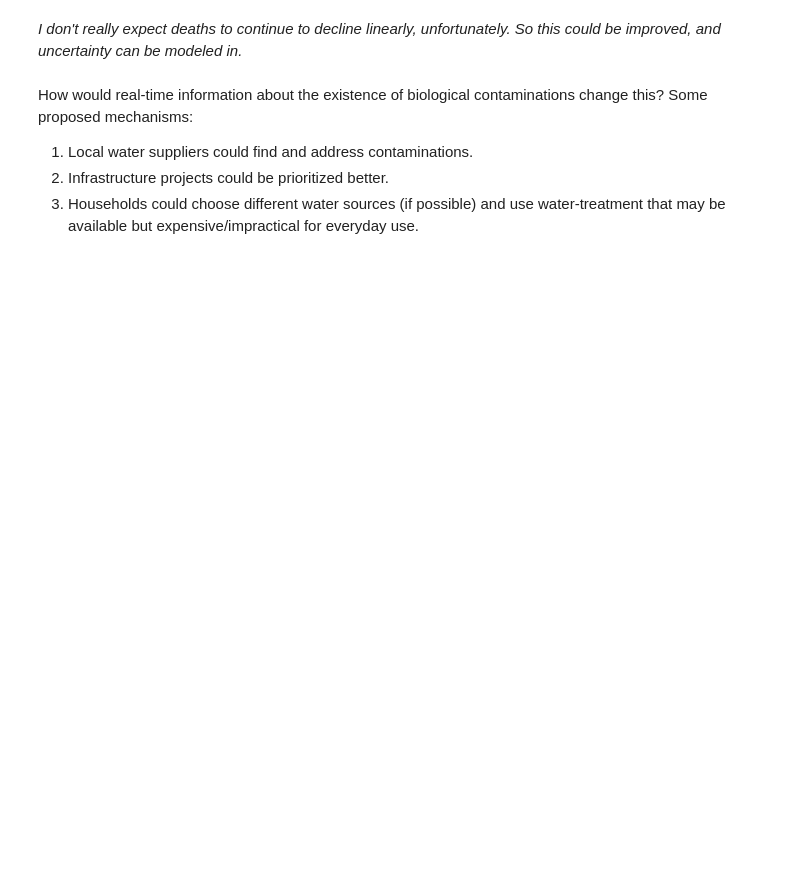
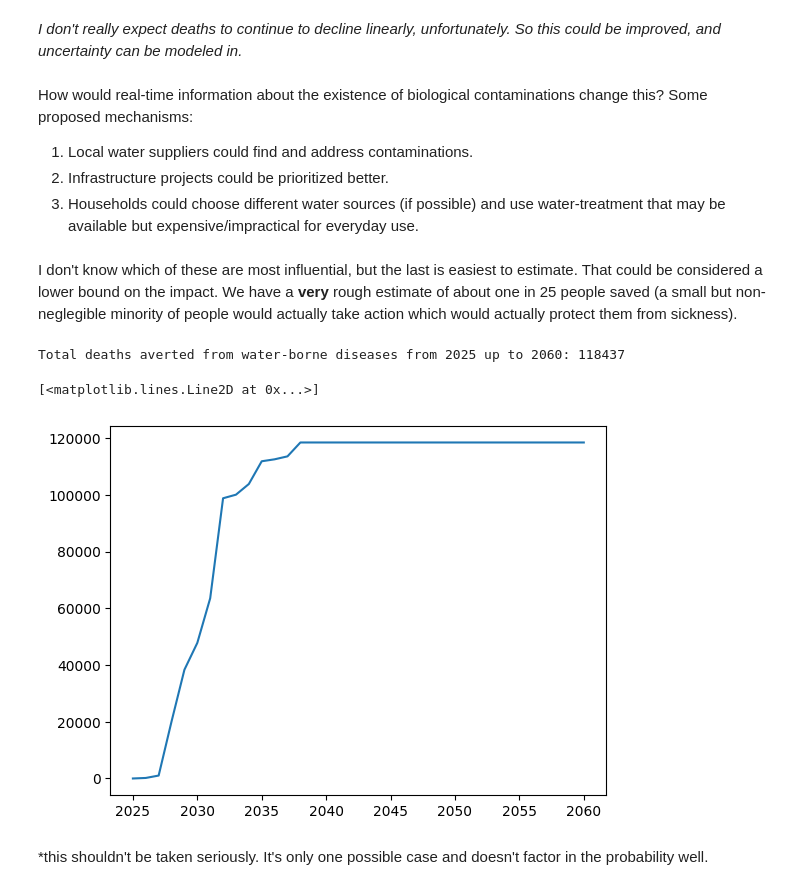
Before and after one commit to edoarad/evaluation_playground, a Jupyter notebook: datapond_impact_returns_botec.ipynb, the cells around one changed output. Saved outputs shown, nothing was run; the diff lists cells and outputs as text; code cells hidden in the pictures; blank space fills up the shorter version.

```diff
--- a/datapond_impact_returns_botec.ipynb
+++ b/datapond_impact_returns_botec.ipynb
@@ -90,3 +91,21 @@ How would real-time information about the existence of biological contaminations
 1. Local water suppliers could find and address contaminations.
 2. Infrastructure projects could be prioritized better.
 3. Households could choose different water sources (if possible) and use water-treatment that may be available but expensive/impractical for everyday use.
+# %% [markdown]
+I don't know which of these are most influential, but the last is easiest to estimate. That could be considered a lower bound on the impact. We have a **very** rough estimate of about one in 25 people saved (a small but non-neglegible minority of people would actually take action which would actually protect them from sickness).
+# %%
+# a conservative rough estimate of 1 in 25 people protected, with high variance.
+# Median of about 1/50, 90% CI of about [1/6000, 1/7].
+death_averted_probability = sq.beta(0.5, 12)
+# %%
+# the effect is linear, so we can just multiply the total deaths by the risk ratio to get the total deaths averted
+deaths_averted_yearly = [death * sq.sample(death_averted_probability) for death in deaths] # this isn't accurate, the uncertainty around death_averted_probability is highly correlated between years
+print(f"Total deaths averted from water-borne diseases from 2025 up to 2060: {sum(deaths_averted_yearly):.0f}")
+total_deaths_averted = [sum(deaths_averted_yearly[:i]) for i in range(len(deaths_averted_yearly))]
+plt.plot(years, total_deaths_averted)
+# %% [output]
+Total deaths averted from water-borne diseases from 2025 up to 2060: 118437
+[<matplotlib.lines.Line2D at 0x...>]
+[figure, added]
+# %% [markdown]
+*this shouldn't be taken seriously. It's only one possible case and doesn't factor in the probability well.
```
Also changed, not shown: parts of 1 cell of this notebook.
